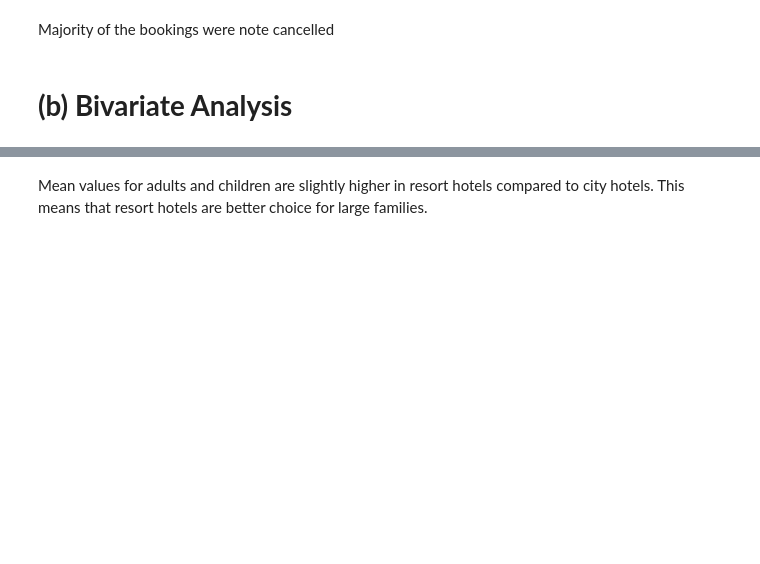
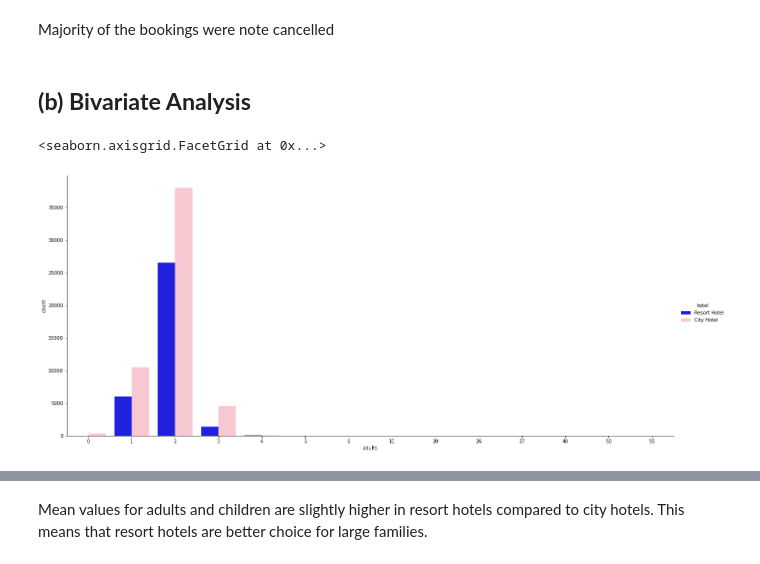
Before and after one commit to kiplangat-david/Hotel-Booking-Demand, a Jupyter notebook: Team_Balland_Colab_Notebook.ipynb, the cells around one changed output, grey strips where cells are left out. Drawn from its saved outputs; the diff is of its cells as text; code cells hidden in the pictures; blank space fills up the shorter version.

```diff
--- a/Team_Balland_Colab_Notebook.ipynb
+++ b/Team_Balland_Colab_Notebook.ipynb
@@ -409,4 +485,11 @@ Text(0.5, 1.0, 'Hotel Cancellations')
 # %% [markdown]
 Majority of the bookings were note cancelled
 # %% [markdown]
-# **(b) Bivariate Analysis**
+## **(b) Bivariate Analysis**
+# %%
+# adults vs hoteltypes.
+df['adults'].groupby(df['hotel']).value_counts()
+sns.catplot(kind = 'count', data = df, x = 'adults', hue = 'hotel',height=8.27, aspect=18.7/8.27)
+# %% [output]
+<seaborn.axisgrid.FacetGrid at 0x...>
+[figure, added]
```
Also changed, not shown: parts of 19 cells of this notebook.
